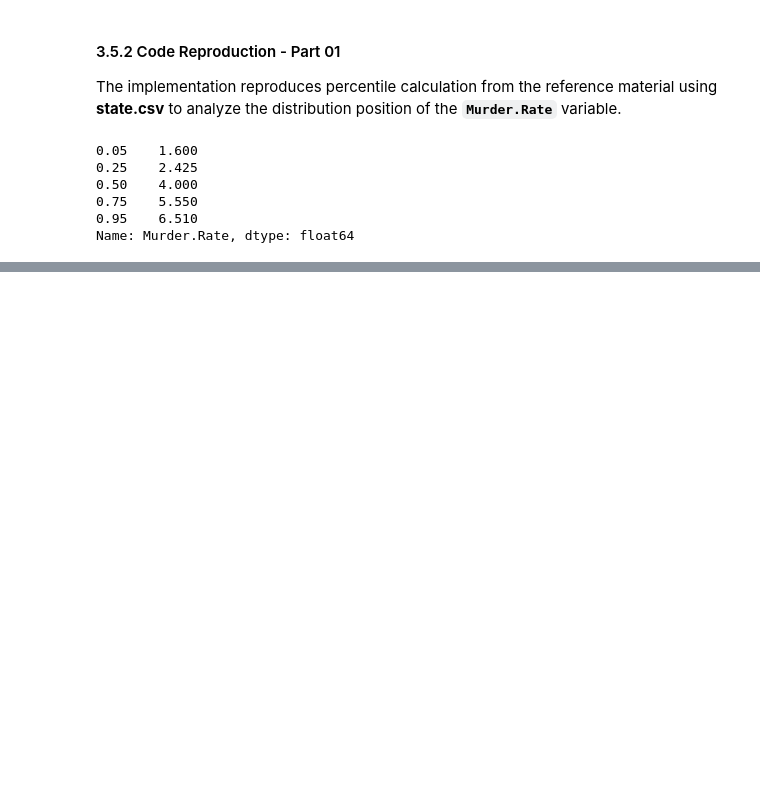
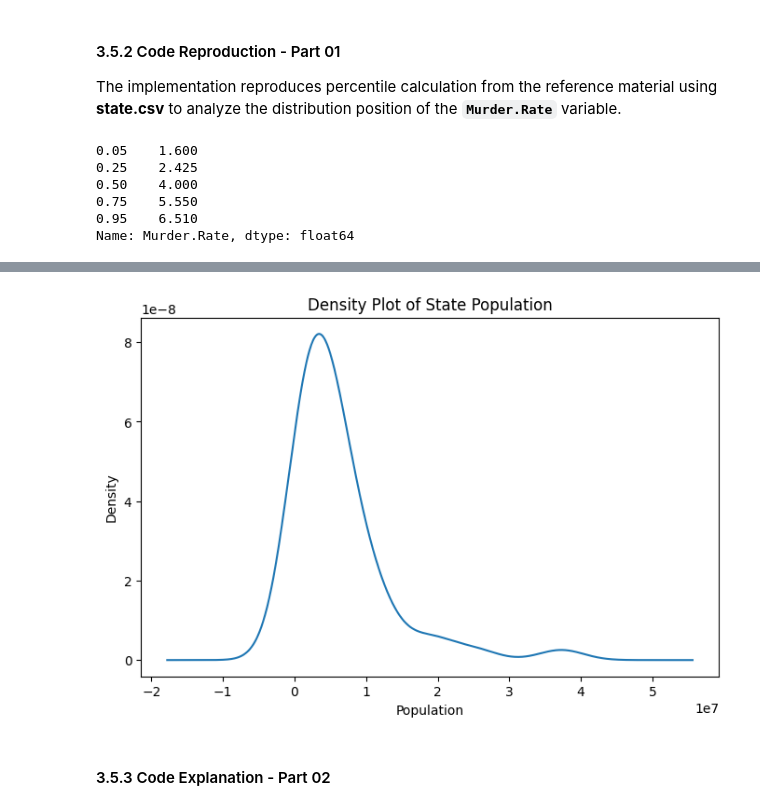
Before and after one commit to kinanpta/Practical-Statistics-for-Data-Scientists, a Jupyter notebook: Chapter01_Exploratory_Data_Analysis.ipynb, the cells around one changed output, grey strips where cells are left out. Cells and saved outputs as stored; diff of their text form; code cells hidden in the pictures; blank space fills up the shorter version.

```diff
--- a/Chapter01_Exploratory_Data_Analysis.ipynb
+++ b/Chapter01_Exploratory_Data_Analysis.ipynb
@@ -397,0 +444,13 @@ Name: Murder.Rate, dtype: float64
+# %%
+state = pd.read_csv("datasets/state.csv")
+state["Population"].plot.density(
+    figsize=(8,5)
+)
+
+plt.title("Density Plot of State Population")
+plt.xlabel("Population")
+plt.show()
+# %% [output]
+[figure, added]
+# %% [markdown]
+#### 3.5.3 Code Explanation - Part 02
```
Also changed, not shown: parts of 9 cells of this notebook.
